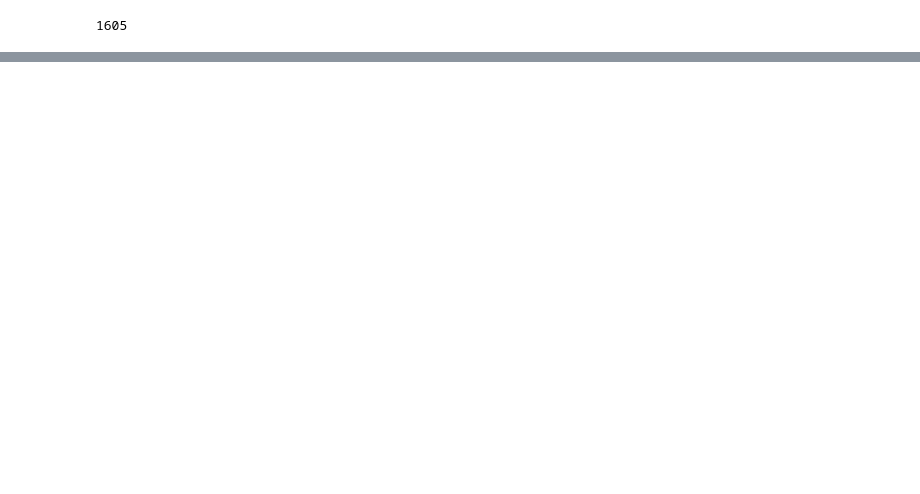
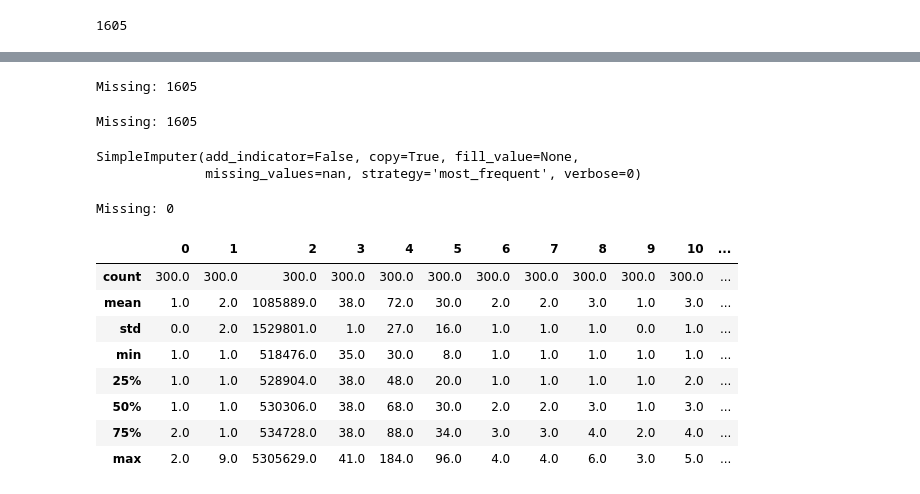
Before and after one commit to JSJeong-me/JBNU-2021, a Jupyter notebook: Preprocessing/SimpleImputer.ipynb, the cells around one changed output, grey strips where cells are left out. Saved outputs shown, nothing was run; the diff lists cells and outputs as text; code cells hidden in the pictures; blank space fills up the shorter version.

```diff
--- a/Preprocessing/SimpleImputer.ipynb
+++ b/Preprocessing/SimpleImputer.ipynb
@@ -31,8 +53,20 @@ df_tmp.sum()
 # %%
 # split into input and output elements
-data = dataframe.values
-ix = [i for i in range(data.shape[1]) if i != 23]
-X, y = data[:, ix], data[:, 23]
+
+ix = [i for i in range(data_mean.shape[1]) if i != 23]
+X_mean, y = data_mean[:, ix], data_mean[:, 23]
 
 # print total missing
 print('Missing: %d' % sum(isnan(X).flatten()))
+# %% [output]
+Missing: 1605
+# %%
+# split into input and output elements
+
+ix = [i for i in range(data_mf.shape[1]) if i != 23]
+X_mf, y = data_mf[:, ix], data_mf[:, 23]
+
+# print total missing
+print('Missing: %d' % sum(isnan(X).flatten()))
+# %% [output]
+Missing: 1605
@@ -39,12 +76,26 @@ print('Missing: %d' % sum(isnan(X).flatten()))
+# %%
+# fit on the dataset
+imputer.fit(X_mf)
+# %% [output]
+SimpleImputer(add_indicator=False, copy=True, fill_value=None,
+              missing_values=nan, strategy='most_frequent', verbose=0)
 # %%
-# define imputer
-imputer = SimpleImputer(strategy='mean')
-
-# fit on the dataset
-imputer.fit(X)
-
 # transform the dataset
-Xtrans = imputer.transform(X)
+Xtrans_mf = imputer.transform(X_mf)
 
 # print total missing
-print('Missing: %d' % sum(isnan(Xtrans).flatten()))
+print('Missing: %d' % sum(isnan(Xtrans_mf).flatten()))
+# %% [output]
+Missing: 0
+# %%
+DataFrame(Xtrans_mean).describe().round()
+# %% [output]
+|  | 0 | 1 | 2 | 3 | 4 | 5 | 6 | 7 | 8 | 9 | 10 | ... |
+| count | 300.0 | 300.0 | 300.0 | 300.0 | 300.0 | 300.0 | 300.0 | 300.0 | 300.0 | 300.0 | 300.0 | ... |
+| mean | 1.0 | 2.0 | 1085889.0 | 38.0 | 72.0 | 30.0 | 2.0 | 2.0 | 3.0 | 1.0 | 3.0 | ... |
+| std | 0.0 | 2.0 | 1529801.0 | 1.0 | 27.0 | 16.0 | 1.0 | 1.0 | 1.0 | 0.0 | 1.0 | ... |
+| min | 1.0 | 1.0 | 518476.0 | 35.0 | 30.0 | 8.0 | 1.0 | 1.0 | 1.0 | 1.0 | 1.0 | ... |
+| 25% | 1.0 | 1.0 | 528904.0 | 38.0 | 48.0 | 20.0 | 1.0 | 1.0 | 1.0 | 1.0 | 2.0 | ... |
+| 50% | 1.0 | 1.0 | 530306.0 | 38.0 | 68.0 | 30.0 | 2.0 | 2.0 | 3.0 | 1.0 | 3.0 | ... |
+| 75% | 2.0 | 1.0 | 534728.0 | 38.0 | 88.0 | 34.0 | 3.0 | 3.0 | 4.0 | 2.0 | 4.0 | ... |
+| max | 2.0 | 9.0 | 5305629.0 | 41.0 | 184.0 | 96.0 | 4.0 | 4.0 | 6.0 | 3.0 | 5.0 | ... |
```
Also changed, not shown: parts of 10 cells of this notebook.
